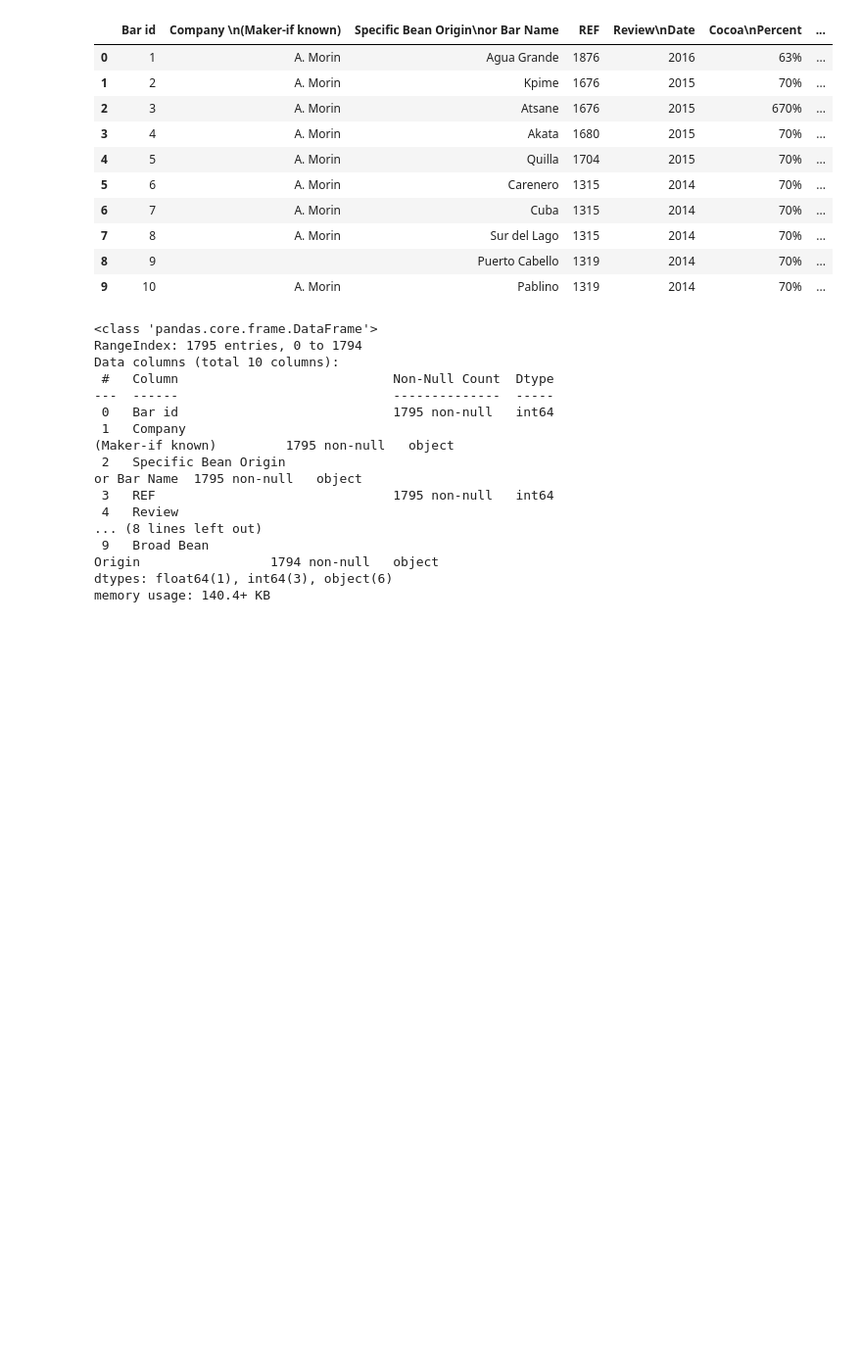
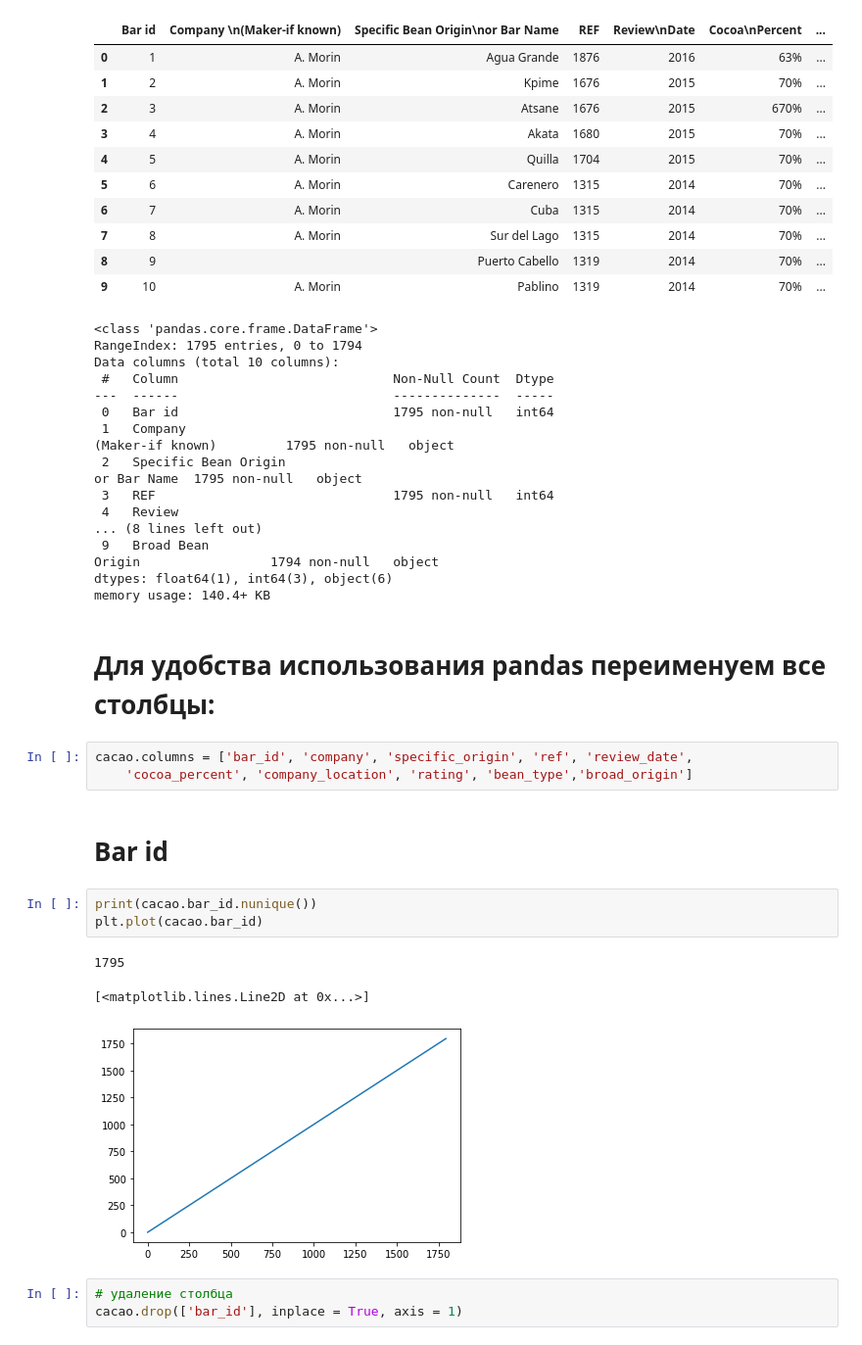
Before and after one commit to brovkin-vn/0058_DS, a Jupyter notebook: module_2/module_2.ipynb, the cells around one changed output. Shown at 98% size. Saved outputs shown, nothing was run; the diff lists cells and outputs as text; blank space fills up the shorter version.

```diff
--- a/module_2/module_2.ipynb
+++ b/module_2/module_2.ipynb
@@ -41,3 +41,20 @@ or Bar Name  1795 non-null   object
 Origin                 1794 non-null   object
 dtypes: float64(1), int64(3), object(6)
 memory usage: 140.4+ KB
+# %% [markdown]
+# Для удобства использования pandas переименуем все столбцы:
+# %%
+cacao.columns = ['bar_id', 'company', 'specific_origin', 'ref', 'review_date',
+    'cocoa_percent', 'company_location', 'rating', 'bean_type','broad_origin']
+# %% [markdown]
+# Bar id
+# %%
+print(cacao.bar_id.nunique())
+plt.plot(cacao.bar_id)
+# %% [output]
+1795
+[<matplotlib.lines.Line2D at 0x...>]
+[figure, added]
+# %%
+# удаление столбца
+cacao.drop(['bar_id'], inplace = True, axis = 1)
```
Also changed, not shown: parts of 35 cells of this notebook.
